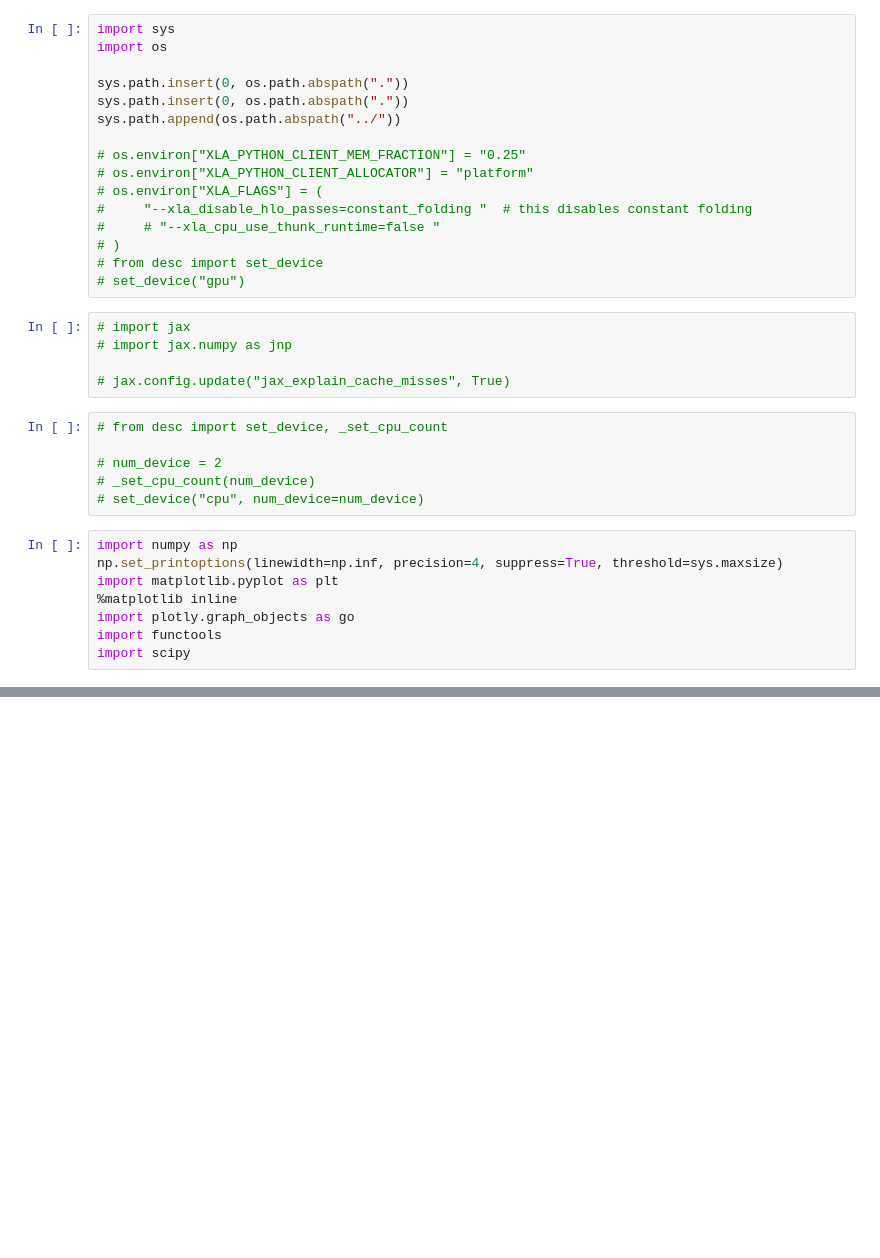
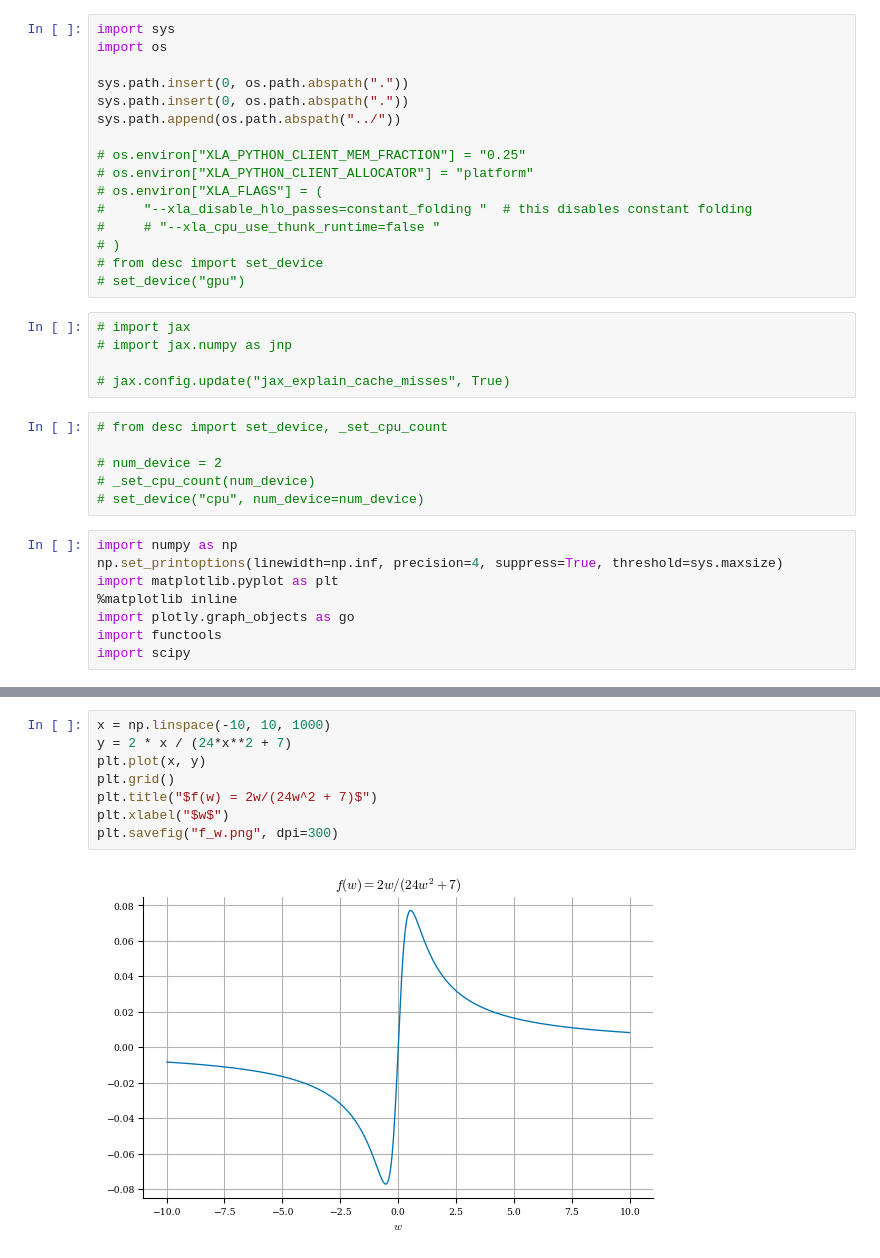
Before and after one commit to YigitElma/DEBUG-DESC, a Jupyter notebook: test-notebook.ipynb, the cells around one changed output, grey strips where cells are left out. Drawn from its saved outputs; the diff is of its cells as text; blank space fills up the shorter version.

```diff
--- a/test-notebook.ipynb
+++ b/test-notebook.ipynb
@@ -85,0 +86,10 @@ Using device: CPU, with 20.38 GB available memory.
+# %%
+x = np.linspace(-10, 10, 1000)
+y = 2 * x / (24*x**2 + 7)
+plt.plot(x, y)
+plt.grid()
+plt.title("$f(w) = 2w/(24w^2 + 7)$")
+plt.xlabel("$w$")
+plt.savefig("f_w.png", dpi=300)
+# %% [output]
+[figure, added]
```
Also changed, not shown: parts of 3 cells of this notebook, 15 other files.
